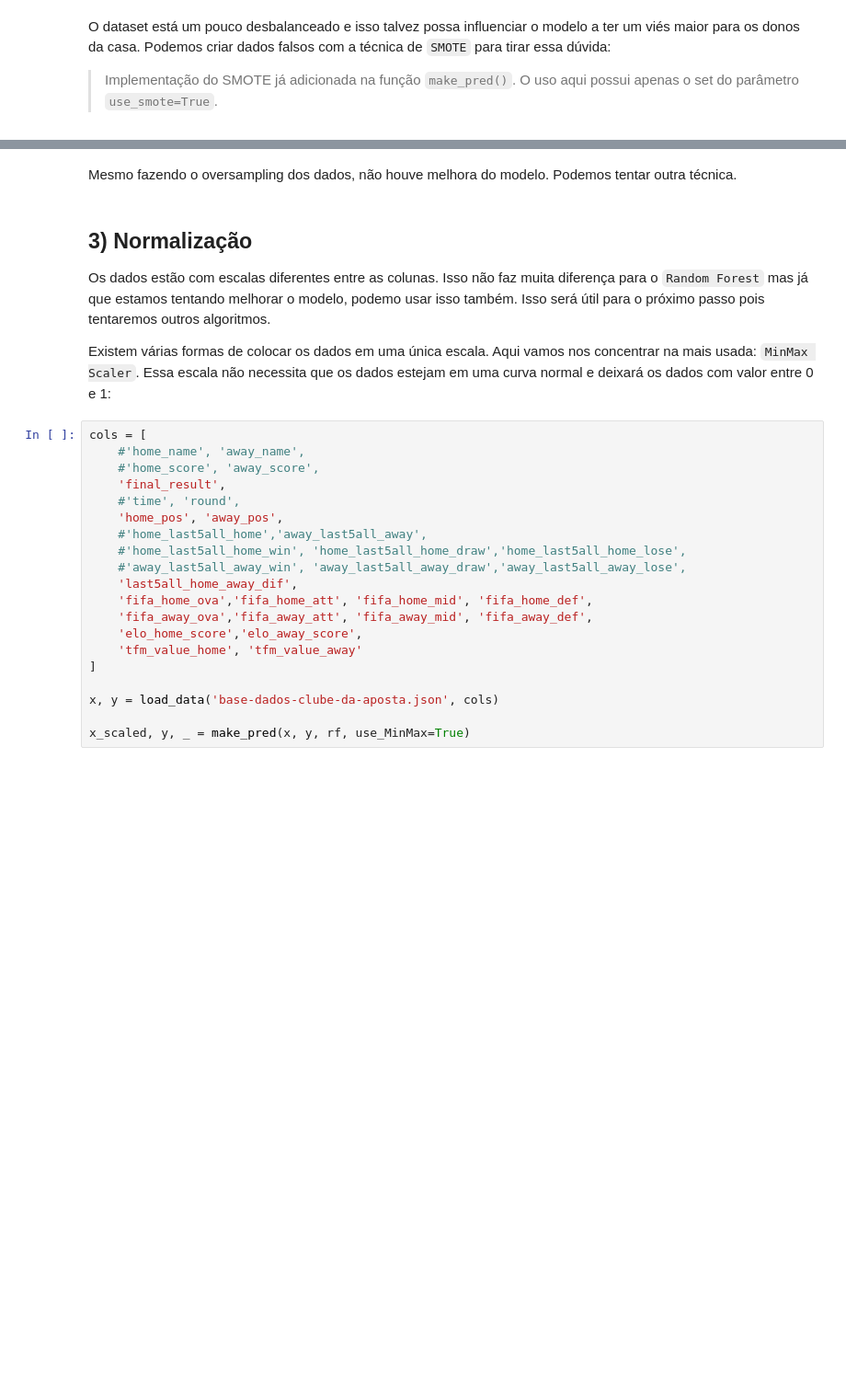
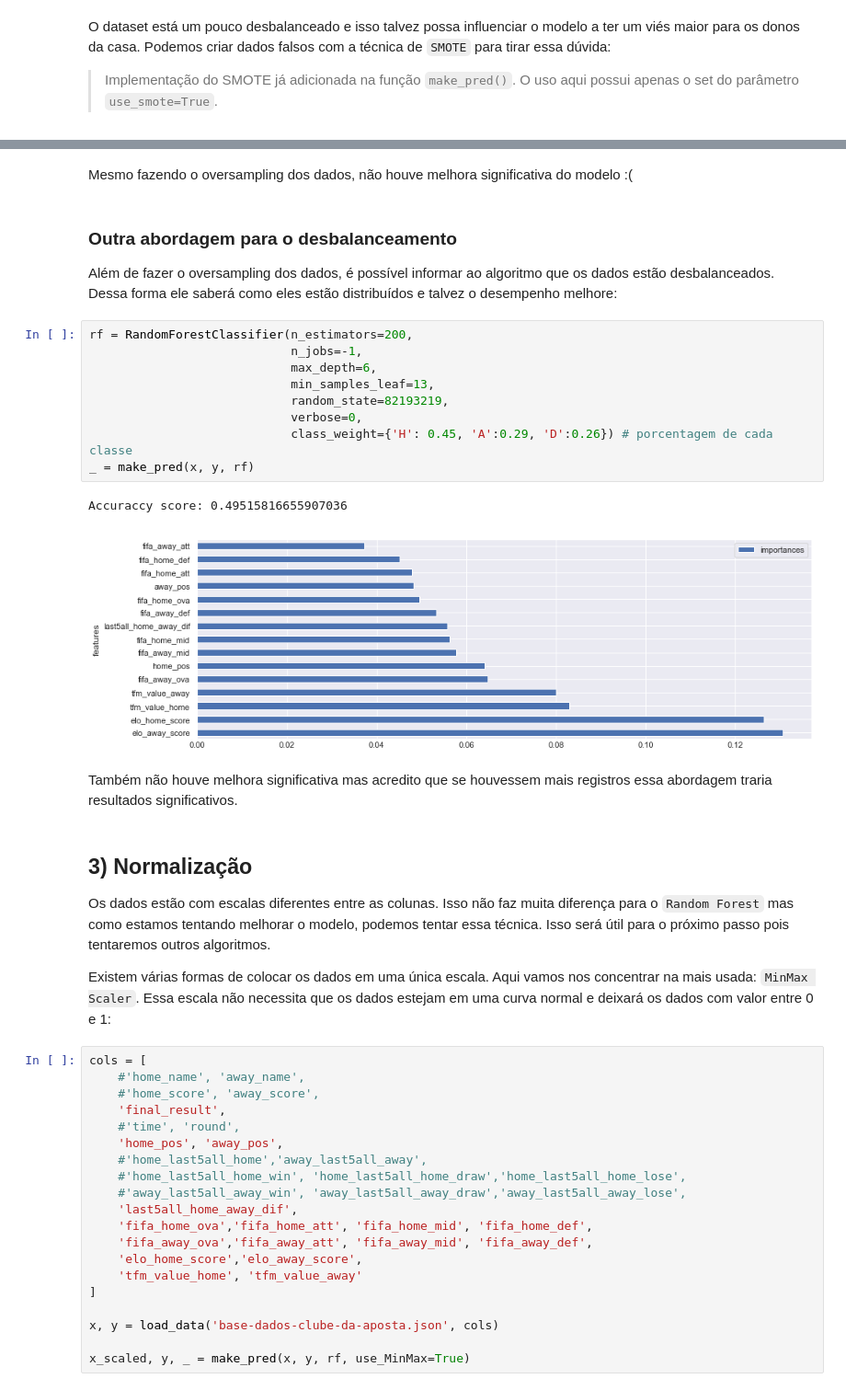
Before and after one commit to marcoayamada/european-football-predict, a Jupyter notebook: Predict process 3.ipynb, the cells around one changed output, grey strips where cells are left out. Shown at 92% size. Cells and saved outputs as stored; diff of their text form; blank space fills up the shorter version.

```diff
--- a/Predict process 3.ipynb
+++ b/Predict process 3.ipynb
@@ -297,10 +298,28 @@ D    0.333333
 dtype: float64
 # %% [markdown]
-Mesmo fazendo o oversampling dos dados, não houve melhora do modelo. Podemos tentar outra técnica.
+Mesmo fazendo o oversampling dos dados, não houve melhora significativa do modelo :(
+# %% [markdown]
+### Outra abordagem para o desbalanceamento
+
+Além de fazer o oversampling dos dados, é possível informar ao algoritmo que os dados estão desbalanceados. Dessa forma ele saberá como eles estão distribuídos e talvez o desempenho melhore:
+# %%
+rf = RandomForestClassifier(n_estimators=200,
+                            n_jobs=-1,
+                            max_depth=6,
+                            min_samples_leaf=13,
+                            random_state=82193219,
+                            verbose=0,
+                            class_weight={'H': 0.45, 'A':0.29, 'D':0.26}) # porcentagem de cada classe
+_ = make_pred(x, y, rf)
+# %% [output]
+Accuraccy score: 0.49515816655907036
+[figure, added]
+# %% [markdown]
+Também não houve melhora significativa mas acredito que se houvessem mais registros essa abordagem traria resultados significativos.
 # %% [markdown]
 ## 3) Normalização
 
-Os dados estão com escalas diferentes entre as colunas. Isso não faz muita diferença para o `Random Forest` mas já que estamos tentando melhorar o modelo, podemo usar isso também. Isso será útil para o próximo passo pois tentaremos outros algoritmos.
+Os dados estão com escalas diferentes entre as colunas. Isso não faz muita diferença para o `Random Forest` mas como estamos tentando melhorar o modelo, podemos tentar essa técnica. Isso será útil para o próximo passo pois tentaremos outros algoritmos.
 
 Existem várias formas de colocar os dados em uma única escala. Aqui vamos nos concentrar na mais usada: `MinMax Scaler`. Essa escala não necessita que os dados estejam em uma curva normal e deixará os dados com valor entre 0 e 1:
 # %%
```
Also changed, not shown: parts of 30 cells of this notebook.
